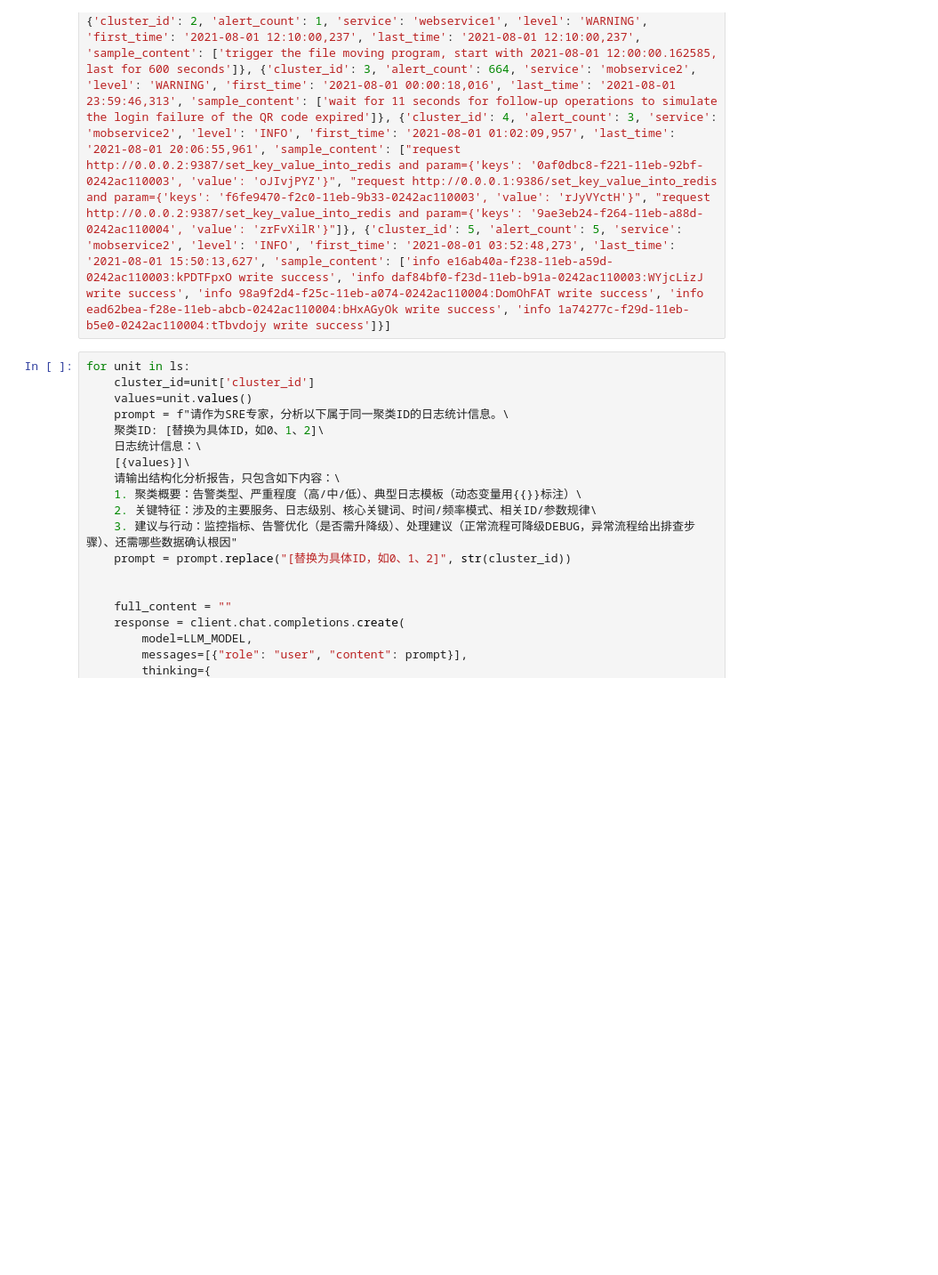
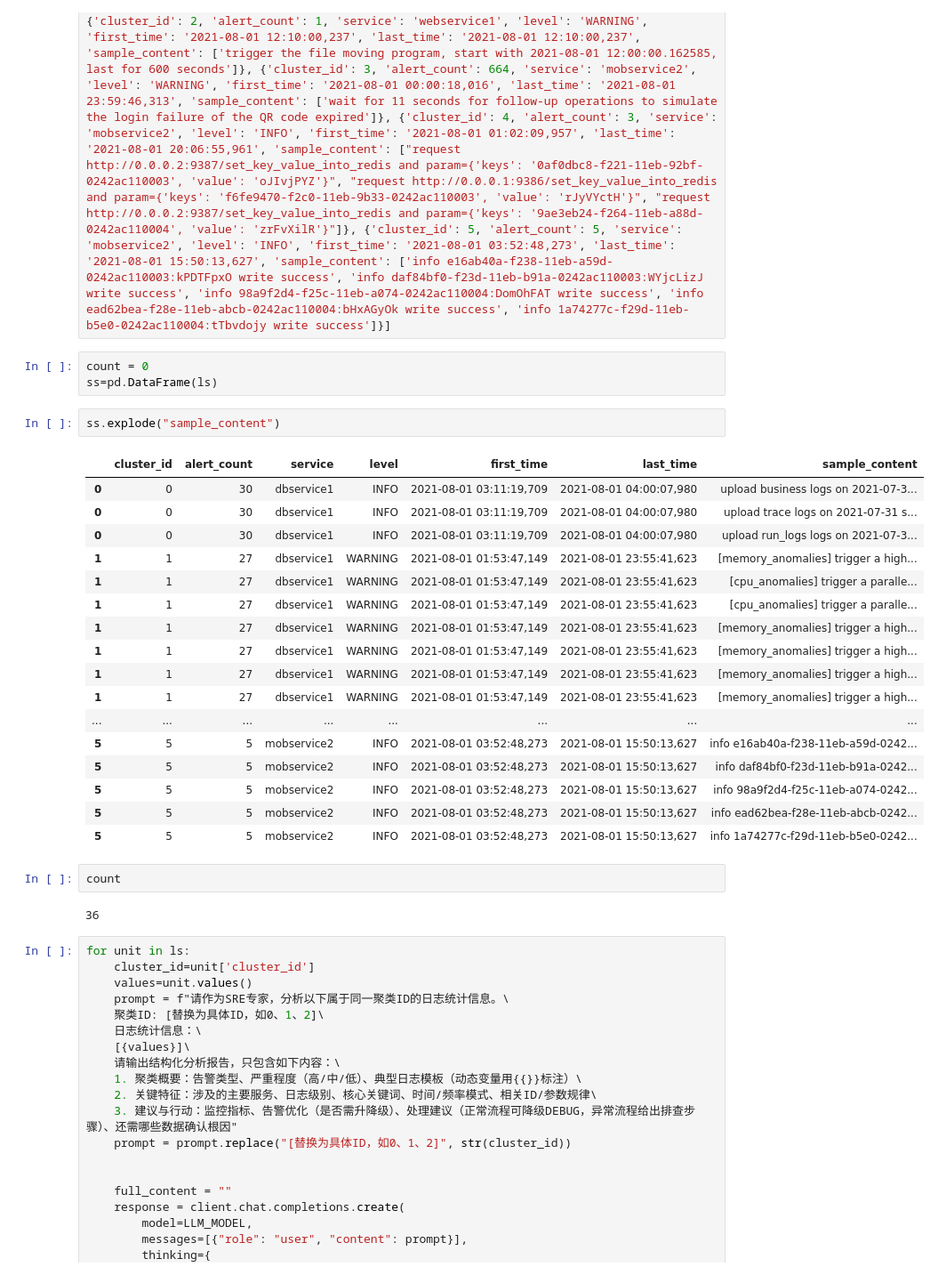
Before and after one commit to KATEhuang920909/AlarmAnalysis, a Jupyter notebook: 告警分析.ipynb, the cells around one changed output. Shown at 89% size. Saved outputs shown, nothing was run; the diff lists cells and outputs as text; blank space fills up the shorter version.

```diff
--- a/告警分析.ipynb
+++ b/告警分析.ipynb
@@ -14,3 +14,30 @@ ls=[{'cluster_id': 0, 'alert_count': 30, 'service': 'dbservice1', 'level': 'INFO
+# %%
+count = 0
+ss=pd.DataFrame(ls)
+# %%
+ss.explode("sample_content")
+# %% [output]
+|  | cluster_id | alert_count | service | level | first_time | last_time | sample_content |
+| 0 | 0 | 30 | dbservice1 | INFO | 2021-08-01 03:11:19,709 | 2021-08-01 04:00:07,980 | upload business logs on 2021-07-3... |
+| 0 | 0 | 30 | dbservice1 | INFO | 2021-08-01 03:11:19,709 | 2021-08-01 04:00:07,980 | upload trace logs on 2021-07-31 s... |
+| 0 | 0 | 30 | dbservice1 | INFO | 2021-08-01 03:11:19,709 | 2021-08-01 04:00:07,980 | upload run_logs logs on 2021-07-3... |
+| 1 | 1 | 27 | dbservice1 | WARNING | 2021-08-01 01:53:47,149 | 2021-08-01 23:55:41,623 | [memory_anomalies] trigger a high... |
+| 1 | 1 | 27 | dbservice1 | WARNING | 2021-08-01 01:53:47,149 | 2021-08-01 23:55:41,623 | [cpu_anomalies] trigger a paralle... |
+| 1 | 1 | 27 | dbservice1 | WARNING | 2021-08-01 01:53:47,149 | 2021-08-01 23:55:41,623 | [cpu_anomalies] trigger a paralle... |
+| 1 | 1 | 27 | dbservice1 | WARNING | 2021-08-01 01:53:47,149 | 2021-08-01 23:55:41,623 | [memory_anomalies] trigger a high... |
+| 1 | 1 | 27 | dbservice1 | WARNING | 2021-08-01 01:53:47,149 | 2021-08-01 23:55:41,623 | [memory_anomalies] trigger a high... |
+| 1 | 1 | 27 | dbservice1 | WARNING | 2021-08-01 01:53:47,149 | 2021-08-01 23:55:41,623 | [memory_anomalies] trigger a high... |
+| 1 | 1 | 27 | dbservice1 | WARNING | 2021-08-01 01:53:47,149 | 2021-08-01 23:55:41,623 | [memory_anomalies] trigger a high... |
+| ... | ... | ... | ... | ... | ... | ... | ... |
+| 5 | 5 | 5 | mobservice2 | INFO | 2021-08-01 03:52:48,273 | 2021-08-01 15:50:13,627 | info e16ab40a-f238-11eb-a59d-0242... |
+| 5 | 5 | 5 | mobservice2 | INFO | 2021-08-01 03:52:48,273 | 2021-08-01 15:50:13,627 | info daf84bf0-f23d-11eb-b91a-0242... |
+| 5 | 5 | 5 | mobservice2 | INFO | 2021-08-01 03:52:48,273 | 2021-08-01 15:50:13,627 | info 98a9f2d4-f25c-11eb-a074-0242... |
+| 5 | 5 | 5 | mobservice2 | INFO | 2021-08-01 03:52:48,273 | 2021-08-01 15:50:13,627 | info ead62bea-f28e-11eb-abcb-0242... |
+| 5 | 5 | 5 | mobservice2 | INFO | 2021-08-01 03:52:48,273 | 2021-08-01 15:50:13,627 | info 1a74277c-f29d-11eb-b5e0-0242... |
+# %%
+count
+# %% [output]
+36
 # %%
 for unit in ls:
     cluster_id=unit['cluster_id']
```
Also changed, not shown: 21 other files.
